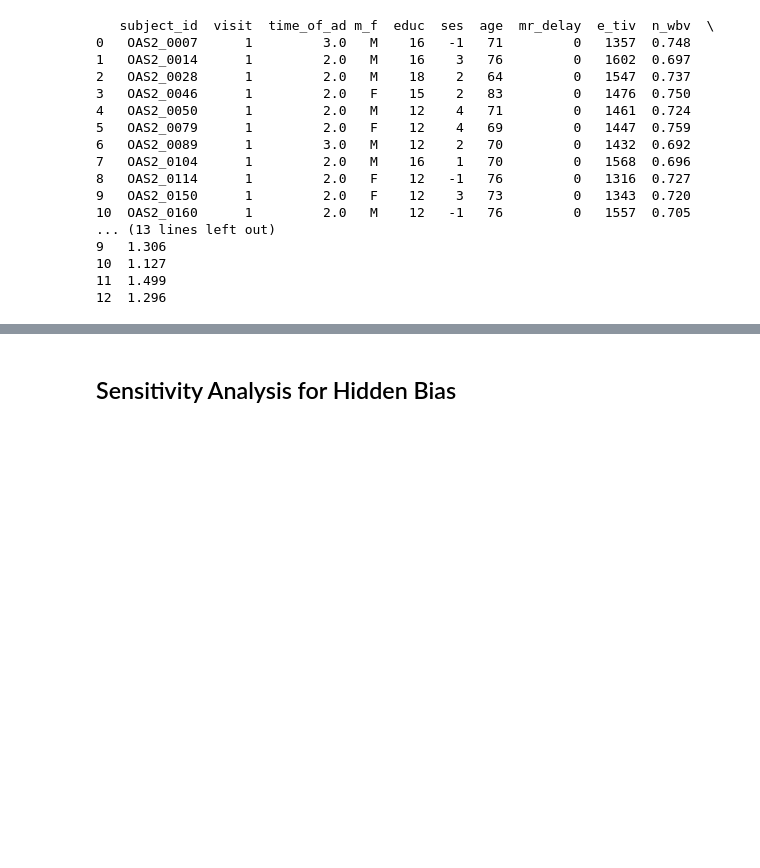
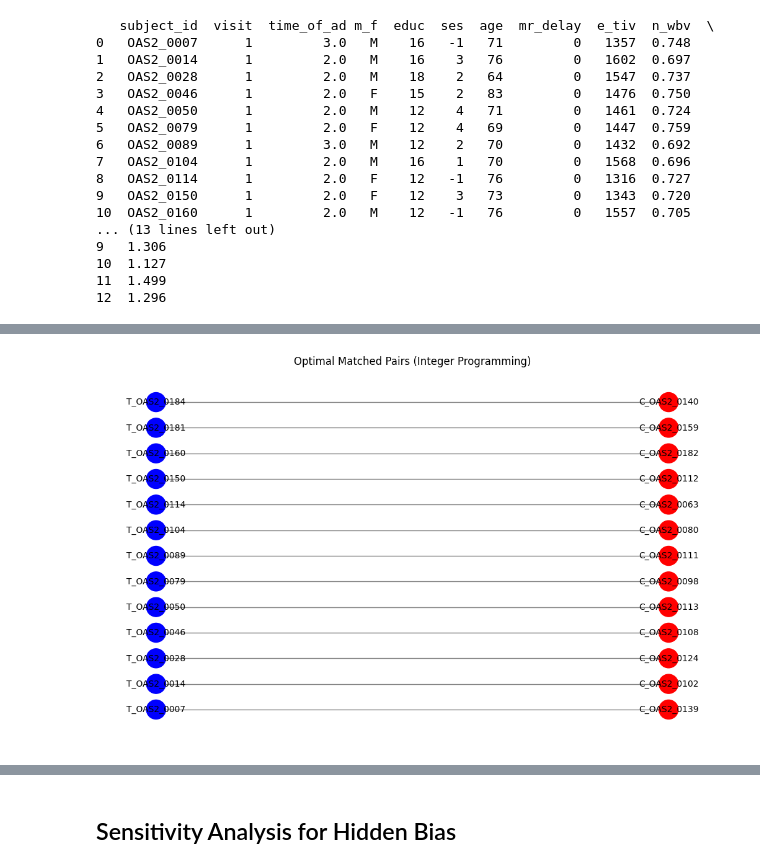
Before and after one commit to jbotmallen/DATA_ANALYTICS, a Jupyter notebook: Assigments/Lecture_1/Assignment_1_Data_Analytics.ipynb, the cells around one changed output, grey strips where cells are left out. Cells and saved outputs as stored; diff of their text form; code cells hidden in the pictures; blank space fills up the shorter version.

```diff
--- a/Assigments/Lecture_1/Assignment_1_Data_Analytics.ipynb
+++ b/Assigments/Lecture_1/Assignment_1_Data_Analytics.ipynb
@@ -219,0 +197,83 @@ Matched Pairs after Optimal Balanced Matching
+# %%
+import pandas as pd
+from pulp import *
+import networkx as nx
+import matplotlib.pyplot as plt
+
+def optimal_balanced_matching_ip(df, treated_ids, control_ids, covariates):
+    # Create the model
+    model = LpProblem("Optimal_Matching", LpMinimize)
+
+    # Create binary decision variables for each potential match
+    # x[i,j] = 1 if treated subject i is matched to control subject j
+    x = LpVariable.dicts("match",
+                        ((i, j) for i in treated_ids for j in control_ids),
+                        cat='Binary')
+
+    # Objective: Minimize total Mahalanobis distance
+    objective = []
+    for i in treated_ids:
+        for j in control_ids:
+            try:
+                distance = calculate_mahalanobis_distance(df, i, j, covariates)
+                objective.append(distance * x[i,j])
+            except ValueError as e:
+                print(f"Skipping pair ({i}, {j}): {e}")
+                objective.append(0 * x[i,j])  # Add dummy term to maintain indexing
+
+    model += lpSum(objective)
+
+    # Constraint 1: Each treated subject must be matched to exactly one control
+    for i in treated_ids:
+        model += lpSum(x[i,j] for j in control_ids) == 1
+
+    # Constraint 2: Each control subject can be matched to at most one treated subject
+    for j in control_ids:
+        model += lpSum(x[i,j] for i in treated_ids) <= 1
+
+    # Solve the model
+    solver = PULP_CBC_CMD(msg=False)
+    model.solve(solver)
+
+    # Extract matched pairs
+    matched_pairs = []
+    for i in treated_ids:
+        for j in control_ids:
+            if value(x[i,j]) > 0.9:  # Using 0.9 instead of 1 to handle floating-point precision
+                matched_pairs.append((i, j))
+
+    return matched_pairs
+
+def plot_matched_pairs(matched_pairs):
+    G = nx.Graph()
+
+    # Add nodes for treated and control groups
+    treated_nodes = [f"T_{t}" for t, c in matched_pairs]
+    control_nodes = [f"C_{c}" for t, c in matched_pairs]
+
+    G.add_nodes_from(treated_nodes, bipartite=0)
+    G.add_nodes_from(control_nodes, bipartite=1)
+
+    # Add edges between matched pairs
+    edges = [(f"T_{t}", f"C_{c}") for t, c in matched_pairs]
+    G.add_edges_from(edges)
+
+    # Draw the graph
+    plt.figure(figsize=(10, 6))
+    pos = nx.bipartite_layout(G, treated_nodes)
+    nx.draw(G, pos, with_labels=True,
+            node_color=["blue" if n in treated_nodes else "red" for n in G.nodes()],
+            edge_color="gray", node_size=500, font_size=10)
+    plt.title("Optimal Matched Pairs (Integer Programming)")
+    plt.show()
+
+# Perform matching
+matched_pairs = optimal_balanced_matching_ip(df, treated_ids, control_ids, covariates)
+
+# Plot results
+print("Matched Pairs after Integer Programming Matching:")
+for matched_pair in matched_pairs:
+    print(matched_pair)
+
+plot_matched_pairs(matched_pairs)
+# %% [output]
@@ -219,0 +294 @@ Matched Pairs after Optimal Balanced Matching
+[figure, added]
```
Also changed, not shown: parts of 25 cells of this notebook, 1 other file.
